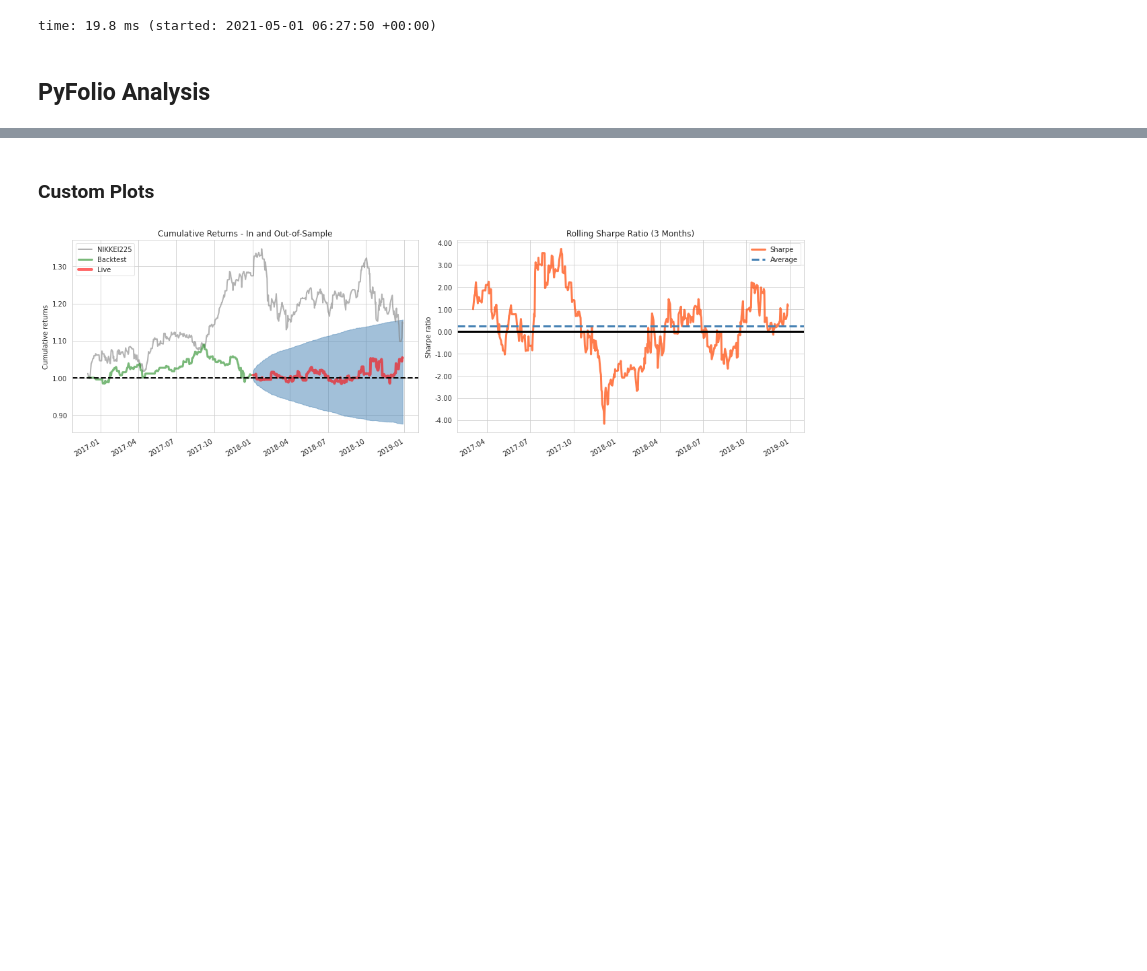
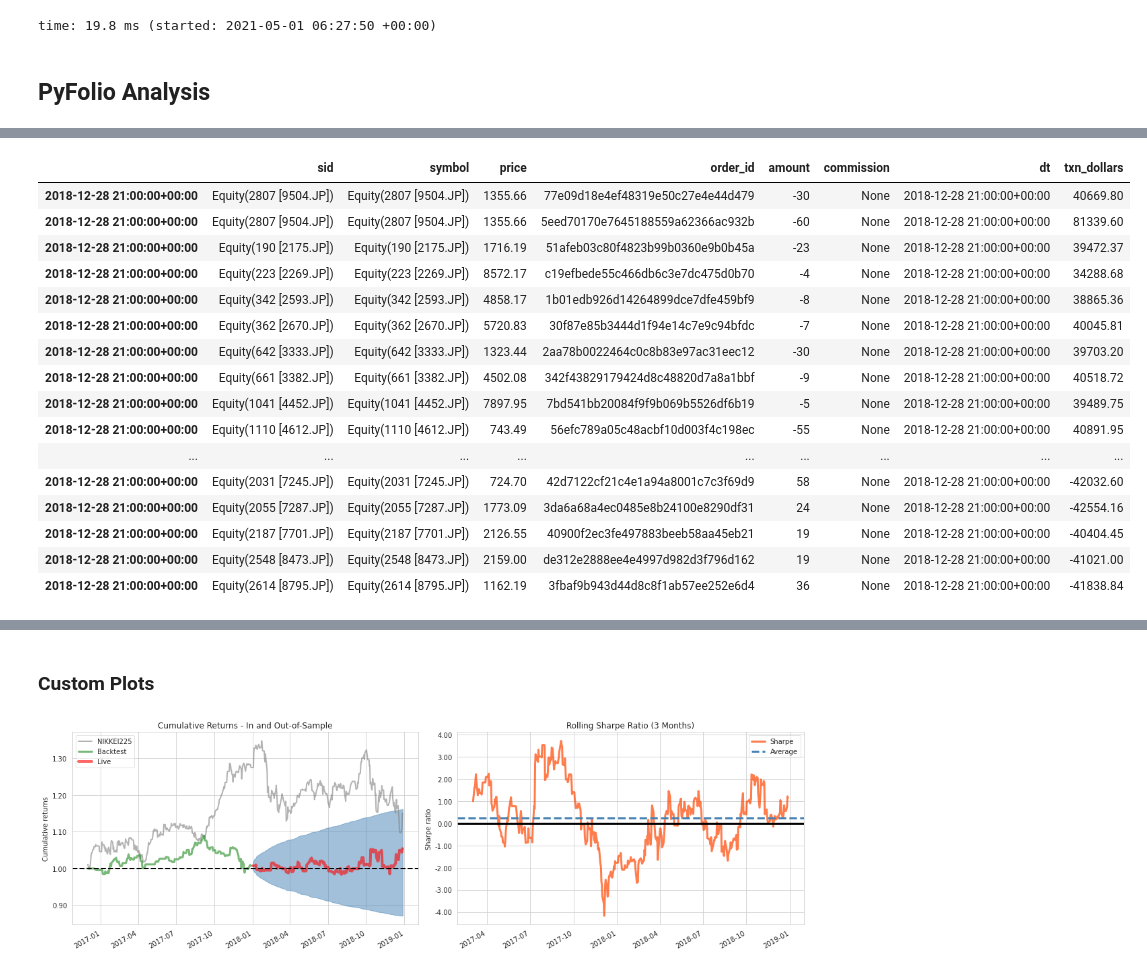
Before and after one commit to lbk209/random_forests, a Jupyter notebook: 04_backtesting_with_zipline.ipynb, the cells around one changed output, grey strips where cells are left out. Saved outputs shown, nothing was run; the diff lists cells and outputs as text; code cells hidden in the pictures; blank space fills up the shorter version.

```diff
--- a/04_backtesting_with_zipline.ipynb
+++ b/04_backtesting_with_zipline.ipynb
@@ -511,0 +485,20 @@ time: 13.1 ms (started: 2021-05-01 06:35:58 +00:00)
+# %%
+transactions.loc['2018-12-28']
+# %% [output]
+|  | sid | symbol | price | order_id | amount | commission | dt | txn_dollars |
+| 2018-12-28 21:00:00+00:00 | Equity(2807 [9504.JP]) | Equity(2807 [9504.JP]) | 1355.66 | 77e09d18e4ef48319e50c27e4e44d479 | -30 | None | 2018-12-28 21:00:00+00:00 | 40669.80 |
+| 2018-12-28 21:00:00+00:00 | Equity(2807 [9504.JP]) | Equity(2807 [9504.JP]) | 1355.66 | 5eed70170e7645188559a62366ac932b | -60 | None | 2018-12-28 21:00:00+00:00 | 81339.60 |
+| 2018-12-28 21:00:00+00:00 | Equity(190 [2175.JP]) | Equity(190 [2175.JP]) | 1716.19 | 51afeb03c80f4823b99b0360e9b0b45a | -23 | None | 2018-12-28 21:00:00+00:00 | 39472.37 |
+| 2018-12-28 21:00:00+00:00 | Equity(223 [2269.JP]) | Equity(223 [2269.JP]) | 8572.17 | c19efbede55c466db6c3e7dc475d0b70 | -4 | None | 2018-12-28 21:00:00+00:00 | 34288.68 |
+| 2018-12-28 21:00:00+00:00 | Equity(342 [2593.JP]) | Equity(342 [2593.JP]) | 4858.17 | 1b01edb926d14264899dce7dfe459bf9 | -8 | None | 2018-12-28 21:00:00+00:00 | 38865.36 |
+| 2018-12-28 21:00:00+00:00 | Equity(362 [2670.JP]) | Equity(362 [2670.JP]) | 5720.83 | 30f87e85b3444d1f94e14c7e9c94bfdc | -7 | None | 2018-12-28 21:00:00+00:00 | 40045.81 |
+| 2018-12-28 21:00:00+00:00 | Equity(642 [3333.JP]) | Equity(642 [3333.JP]) | 1323.44 | 2aa78b0022464c0c8b83e97ac31eec12 | -30 | None | 2018-12-28 21:00:00+00:00 | 39703.20 |
+| 2018-12-28 21:00:00+00:00 | Equity(661 [3382.JP]) | Equity(661 [3382.JP]) | 4502.08 | 342f43829179424d8c48820d7a8a1bbf | -9 | None | 2018-12-28 21:00:00+00:00 | 40518.72 |
+| 2018-12-28 21:00:00+00:00 | Equity(1041 [4452.JP]) | Equity(1041 [4452.JP]) | 7897.95 | 7bd541bb20084f9f9b069b5526df6b19 | -5 | None | 2018-12-28 21:00:00+00:00 | 39489.75 |
+| 2018-12-28 21:00:00+00:00 | Equity(1110 [4612.JP]) | Equity(1110 [4612.JP]) | 743.49 | 56efc789a05c48acbf10d003f4c198ec | -55 | None | 2018-12-28 21:00:00+00:00 | 40891.95 |
+| ... | ... | ... | ... | ... | ... | ... | ... | ... |
+| 2018-12-28 21:00:00+00:00 | Equity(2031 [7245.JP]) | Equity(2031 [7245.JP]) | 724.70 | 42d7122cf21c4e1a94a8001c7c3f69d9 | 58 | None | 2018-12-28 21:00:00+00:00 | -42032.60 |
+| 2018-12-28 21:00:00+00:00 | Equity(2055 [7287.JP]) | Equity(2055 [7287.JP]) | 1773.09 | 3da6a68a4ec0485e8b24100e8290df31 | 24 | None | 2018-12-28 21:00:00+00:00 | -42554.16 |
+| 2018-12-28 21:00:00+00:00 | Equity(2187 [7701.JP]) | Equity(2187 [7701.JP]) | 2126.55 | 40900f2ec3fe497883beeb58aa45eb21 | 19 | None | 2018-12-28 21:00:00+00:00 | -40404.45 |
+| 2018-12-28 21:00:00+00:00 | Equity(2548 [8473.JP]) | Equity(2548 [8473.JP]) | 2159.00 | de312e2888ee4e4997d982d3f796d162 | 19 | None | 2018-12-28 21:00:00+00:00 | -41021.00 |
+| 2018-12-28 21:00:00+00:00 | Equity(2614 [8795.JP]) | Equity(2614 [8795.JP]) | 1162.19 | 3fbaf9b943d44d8c8f1ab57ee252e6d4 | 36 | None | 2018-12-28 21:00:00+00:00 | -41838.84 |
```
Also changed, not shown: parts of 31 cells of this notebook, 5 other files.
